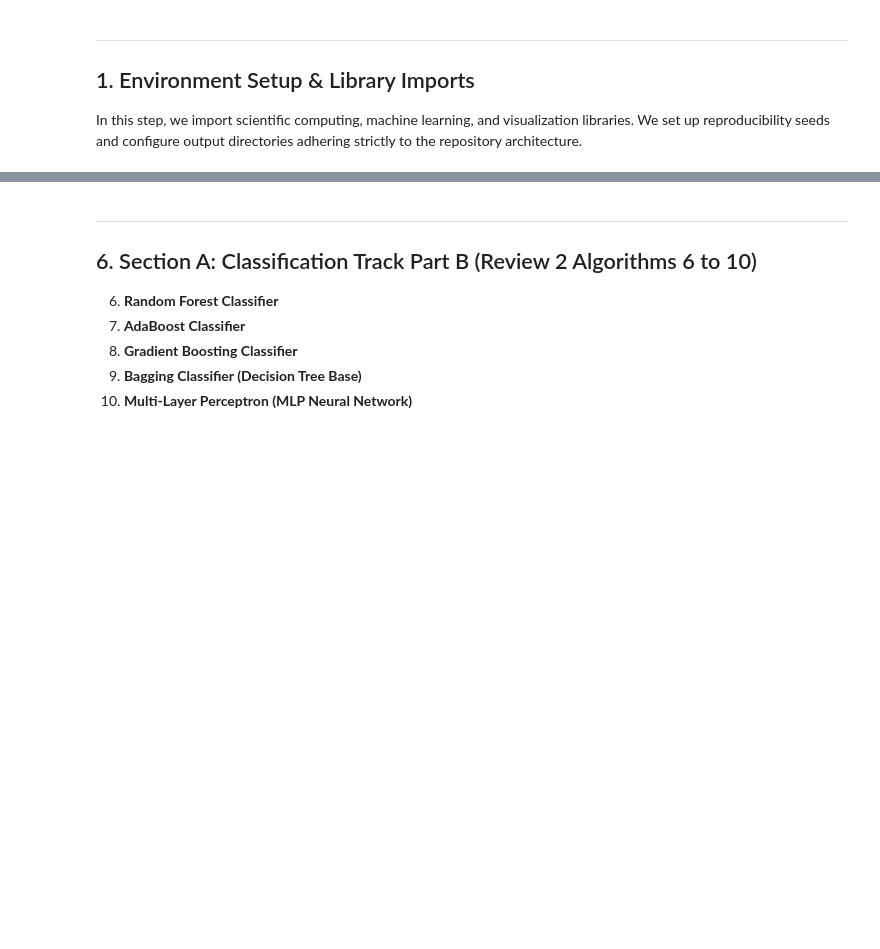
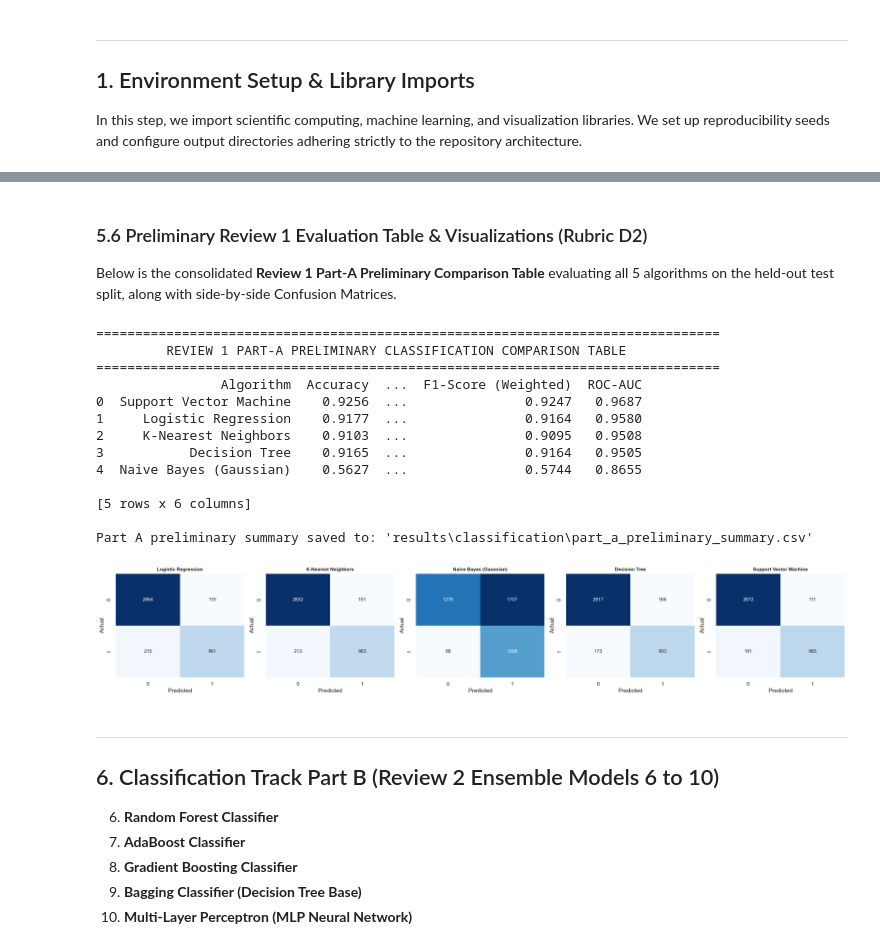
Before and after one commit to Phyboc/Machine-Learning-CaseStudy, a Jupyter notebook: src/classification/classification.ipynb, the cells around one changed output, grey strips where cells are left out. Drawn from its saved outputs; the diff is of its cells as text; code cells hidden in the pictures; blank space fills up the shorter version.

```diff
--- a/src/classification/classification.ipynb
+++ b/src/classification/classification.ipynb
@@ -273,6 +396,60 @@ plt.show()
+# %% [markdown]
+### 5.6 Preliminary Review 1 Evaluation Table & Visualizations (Rubric D2)
+Below is the consolidated **Review 1 Part-A Preliminary Comparison Table** evaluating all 5 algorithms on the held-out test split, along with side-by-side Confusion Matrices.
+# %%
+part_a_names = ["Logistic Regression", "K-Nearest Neighbors", "Naive Bayes (Gaussian)", "Decision Tree", "Support Vector Machine"]
+part_a_rows = []
+
+for name in part_a_names:
+    m = results_dict[name]
+    part_a_rows.append({
+        "Algorithm": name,
+        "Accuracy": round(m["Accuracy"], 4),
+        "Precision": round(m["Precision"], 4),
+        "Recall": round(m["Recall"], 4),
+        "F1-Score (Weighted)": round(m["F1-Score (Weighted)"], 4),
+        "ROC-AUC": round(m["ROC-AUC"], 4)
+    })
+
+part_a_df = pd.DataFrame(part_a_rows).sort_values(by="ROC-AUC", ascending=False).reset_index(drop=True)
+print("=" * 80)
+print("         REVIEW 1 PART-A PRELIMINARY CLASSIFICATION COMPARISON TABLE")
+print("=" * 80)
+display(part_a_df) if 'display' in globals() else print(part_a_df.to_string(index=False))
+
+# Export Part A Summary CSV
+part_a_csv_path = os.path.join(RESULTS_DIR, "part_a_preliminary_summary.csv")
+part_a_df.to_csv(part_a_csv_path, index=False)
+print(f"\nPart A preliminary summary saved to: '{part_a_csv_path}'")
+
+# Part A Confusion Matrices Side-by-Side
+fig, axes = plt.subplots(1, 5, figsize=(22, 4))
+for idx, name in enumerate(part_a_names):
+    sns.heatmap(results_dict[name]["Confusion_Matrix"], annot=True, fmt='d', cmap="Blues", ax=axes[idx], cbar=False)
+    axes[idx].set_title(name, fontweight='bold', fontsize=10)
+    axes[idx].set_xlabel("Predicted")
+    axes[idx].set_ylabel("Actual")
+plt.tight_layout()
+plt.savefig(os.path.join(RESULTS_DIR, "part_a_confusion_matrices.png"), dpi=300)
+plt.show()
+# %% [output]
+================================================================================
+         REVIEW 1 PART-A PRELIMINARY CLASSIFICATION COMPARISON TABLE
+================================================================================
+                Algorithm  Accuracy  ...  F1-Score (Weighted)  ROC-AUC
+0  Support Vector Machine    0.9256  ...               0.9247   0.9687
+1     Logistic Regression    0.9177  ...               0.9164   0.9580
+2     K-Nearest Neighbors    0.9103  ...               0.9095   0.9508
+3           Decision Tree    0.9165  ...               0.9164   0.9505
+4  Naive Bayes (Gaussian)    0.5627  ...               0.5744   0.8655
+
+[5 rows x 6 columns]
+
+Part A preliminary summary saved to: 'results\classification\part_a_preliminary_summary.csv'
+[figure, added]
 # %% [markdown]
 ---
-## 6. Section A: Classification Track Part B (Review 2 Algorithms 6 to 10)
+## 6. Classification Track Part B (Review 2 Ensemble Models 6 to 10)
 
 6. **Random Forest Classifier**
 7. **AdaBoost Classifier**
```
Also changed, not shown: parts of 29 cells of this notebook, 6 other files.
